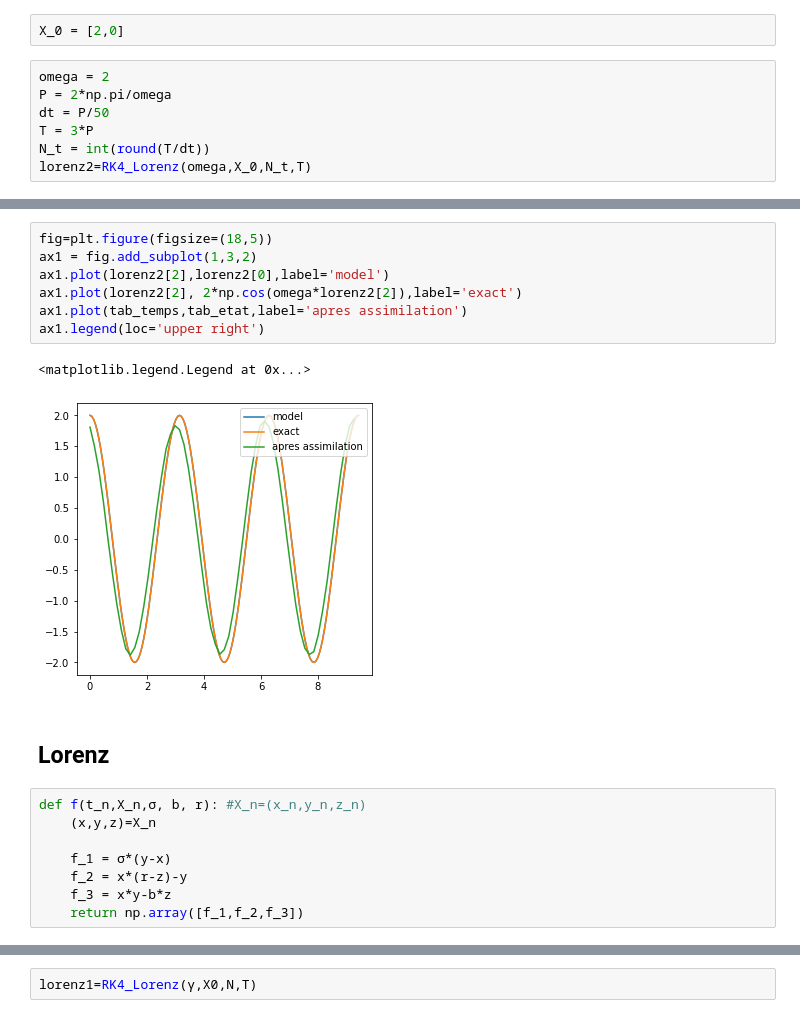
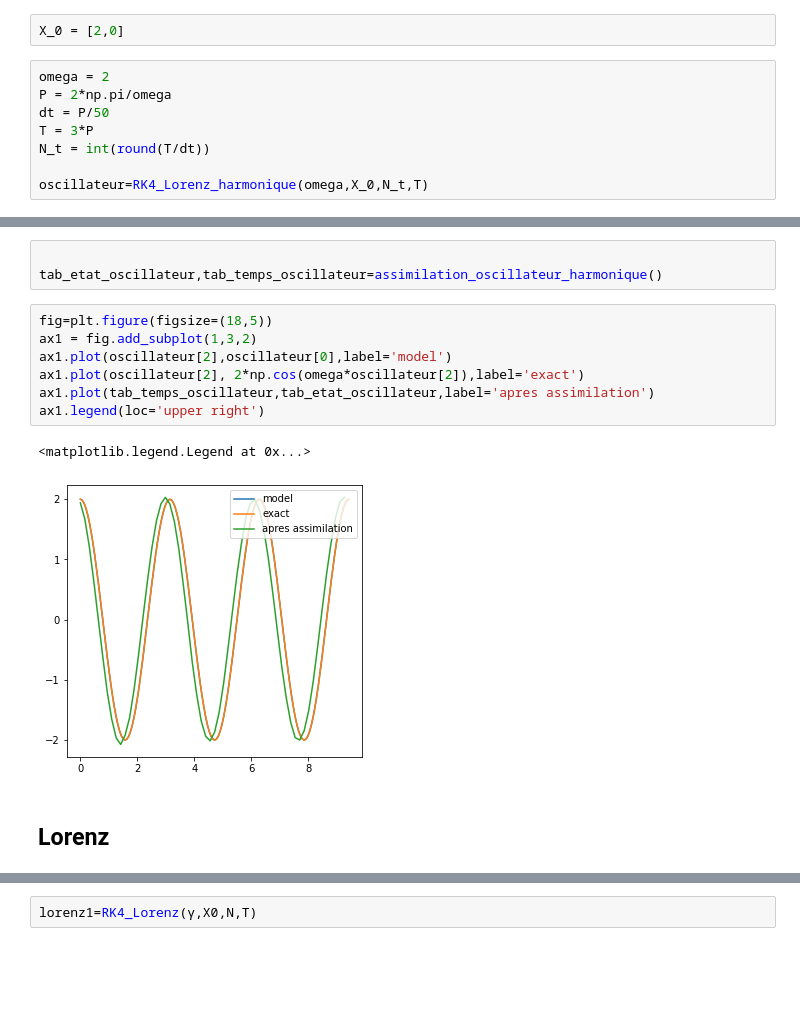
Before and after one commit to master-csmi/2022-m1-lorenz, a Jupyter notebook: kalman_filter.ipynb, the cells around one changed output, grey strips where cells are left out. Drawn from its saved outputs; the diff is of its cells as text; blank space fills up the shorter version.

Commit message:
creation d'un fichier enkf avec toute les fonctions necessaire pour l'assimilation de donnée et modif du fichier kalman_filter avec uniquement les resultats

```diff
--- a/kalman_filter.ipynb
+++ b/kalman_filter.ipynb
@@ -44,6 +16,7 @@ P = 2*np.pi/omega
 dt = P/50
 T = 3*P
 N_t = int(round(T/dt))
-lorenz2=RK4_Lorenz(omega,X_0,N_t,T)
+
+oscillateur=RK4_Lorenz_harmonique(omega,X_0,N_t,T)
 # %%
 fig = plt.figure()
@@ -104,20 +29,15 @@ while (t<T):
+# %%
+
+tab_etat_oscillateur,tab_temps_oscillateur=assimilation_oscillateur_harmonique()
 # %%
 fig=plt.figure(figsize=(18,5))
 ax1 = fig.add_subplot(1,3,2)
-ax1.plot(lorenz2[2],lorenz2[0],label='model')
-ax1.plot(lorenz2[2], 2*np.cos(omega*lorenz2[2]),label='exact')
-ax1.plot(tab_temps,tab_etat,label='apres assimilation')
+ax1.plot(oscillateur[2],oscillateur[0],label='model')
+ax1.plot(oscillateur[2], 2*np.cos(omega*oscillateur[2]),label='exact')
+ax1.plot(tab_temps_oscillateur,tab_etat_oscillateur,label='apres assimilation')
 ax1.legend(loc='upper right')
 # %% [output]
 <matplotlib.legend.Legend at 0x...>
-[figure, old version]
+[figure, new version]
 # %% [markdown]
 ## Lorenz
-# %%
-def f(t_n,X_n,σ, b, r): #X_n=(x_n,y_n,z_n)
-    (x,y,z)=X_n
-
-    f_1 = σ*(y-x)
-    f_2 = x*(r-z)-y
-    f_3 = x*y-b*z
-    return np.array([f_1,f_2,f_3])
```
Also changed, not shown: parts of 27 cells of this notebook, 1 other file.
